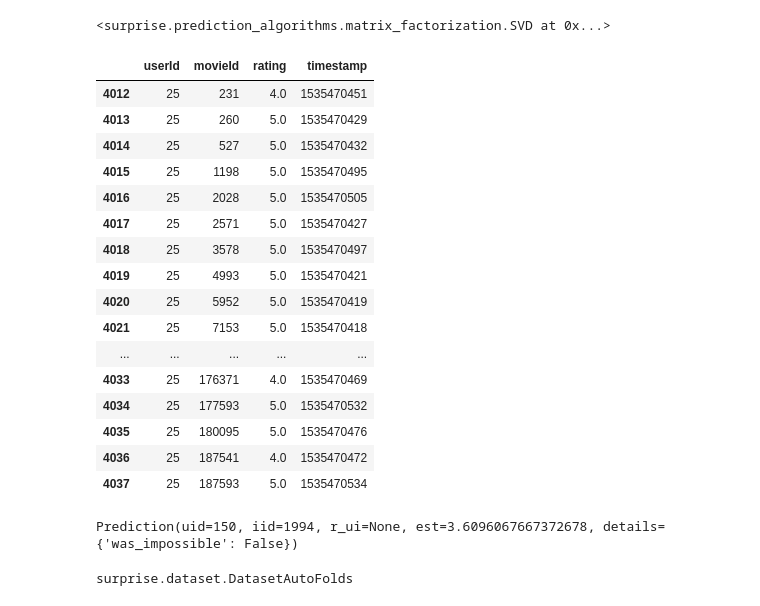
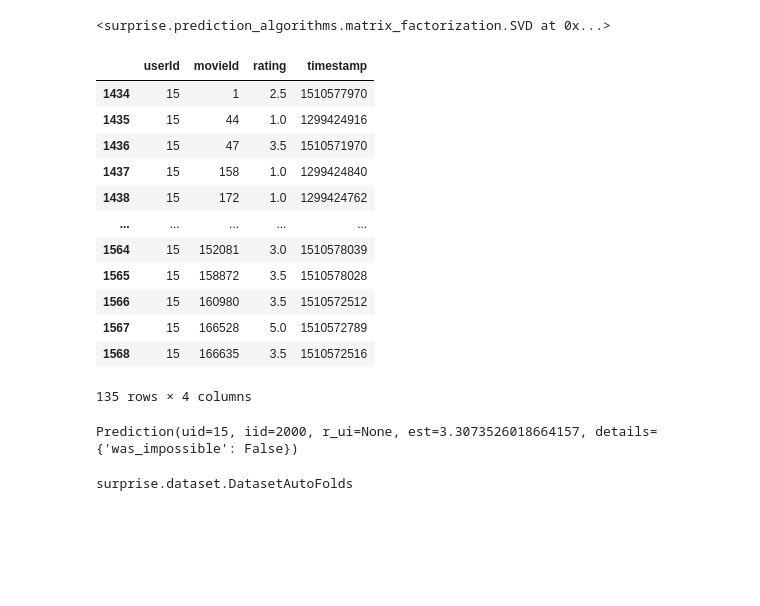
Before and after one commit to Macarena18/Final-Project, a Jupyter notebook: RecommenderSystem.ipynb, the cells around one changed output. Saved outputs shown, nothing was run; the diff lists cells and outputs as text; code cells hidden in the pictures; blank space fills up the shorter version.

```diff
--- a/RecommenderSystem.ipynb
+++ b/RecommenderSystem.ipynb
@@ -631,29 +644,25 @@ algo.fit(trainset)
 # %% [output]
 <surprise.prediction_algorithms.matrix_factorization.SVD at 0x...>
 # %%
-ratings_df[ratings_df['userId'] == 25]
+ratings_df[ratings_df['userId'] == 15]
 # %% [output]
 |  | userId | movieId | rating | timestamp |
-| 4012 | 25 | 231 | 4.0 | 1535470451 |
-| 4013 | 25 | 260 | 5.0 | 1535470429 |
-| 4014 | 25 | 527 | 5.0 | 1535470432 |
-| 4015 | 25 | 1198 | 5.0 | 1535470495 |
-| 4016 | 25 | 2028 | 5.0 | 1535470505 |
-| 4017 | 25 | 2571 | 5.0 | 1535470427 |
-| 4018 | 25 | 3578 | 5.0 | 1535470497 |
-| 4019 | 25 | 4993 | 5.0 | 1535470421 |
-| 4020 | 25 | 5952 | 5.0 | 1535470419 |
-| 4021 | 25 | 7153 | 5.0 | 1535470418 |
+| 1434 | 15 | 1 | 2.5 | 1510577970 |
+| 1435 | 15 | 44 | 1.0 | 1299424916 |
+| 1436 | 15 | 47 | 3.5 | 1510571970 |
+| 1437 | 15 | 158 | 1.0 | 1299424840 |
+| 1438 | 15 | 172 | 1.0 | 1299424762 |
 | ... | ... | ... | ... | ... |
-| 4033 | 25 | 176371 | 4.0 | 1535470469 |
-| 4034 | 25 | 177593 | 5.0 | 1535470532 |
-| 4035 | 25 | 180095 | 5.0 | 1535470476 |
-| 4036 | 25 | 187541 | 4.0 | 1535470472 |
-| 4037 | 25 | 187593 | 5.0 | 1535470534 |
+| 1564 | 15 | 152081 | 3.0 | 1510578039 |
+| 1565 | 15 | 158872 | 3.5 | 1510578028 |
+| 1566 | 15 | 160980 | 3.5 | 1510572512 |
+| 1567 | 15 | 166528 | 5.0 | 1510572789 |
+| 1568 | 15 | 166635 | 3.5 | 1510572516 |
+135 rows × 4 columns
 # %%
-algo.predict(25, 2000)
+model_svd.predict(15, 2000)
 # %% [output]
-Prediction(uid=150, iid=1994, r_ui=None, est=3.6096067667372678, details={'was_impossible': False})
+Prediction(uid=15, iid=2000, r_ui=None, est=3.3073526018664157, details={'was_impossible': False})
 # %%
 files_dir = os.path.expanduser('./ml-100k')
 reader = Reader('ml-100k')
```
Also changed, not shown: parts of 24 cells of this notebook, 3 other files.
